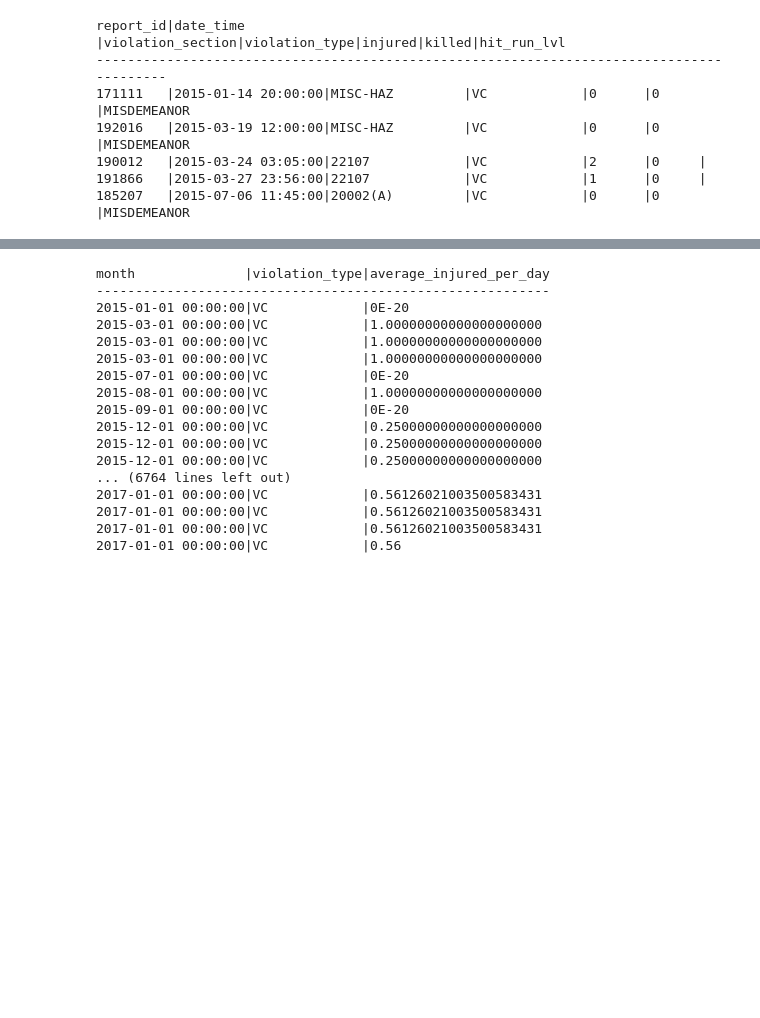
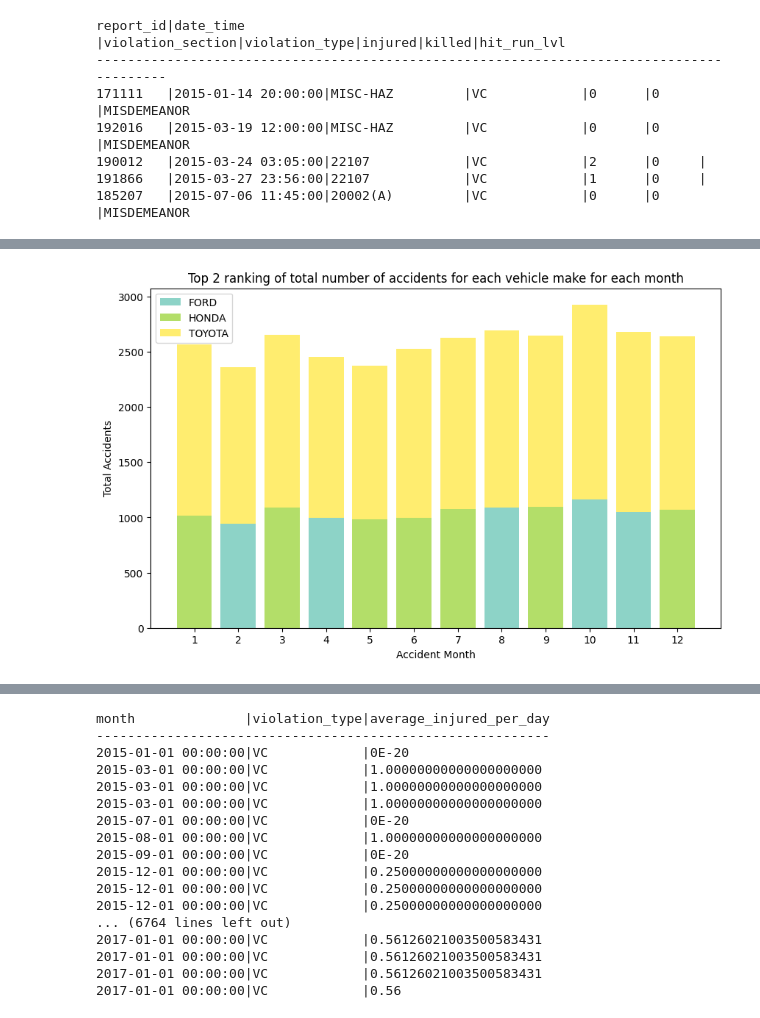
Before and after one commit to jgeng99/San-Diego-Accident-Analysis, a Jupyter notebook: Neo4J/SQL analysis.ipynb, the cells around one changed output, grey strips where cells are left out. Saved outputs shown, nothing was run; the diff lists cells and outputs as text; code cells hidden in the pictures; blank space fills up the shorter version.

```diff
--- a/Neo4J/SQL analysis.ipynb
+++ b/Neo4J/SQL analysis.ipynb
@@ -61,0 +117,50 @@ report_id|date_time          |violation_section|violation_type|injured|killed|hi
+# %%
+
+# Group data by accident_month and veh_make
+grouped_data = {}
+for month, make, accidents in zip(accident_month, veh_make, total_accidents):
+    key = (month, make)
+    if key in grouped_data:
+        grouped_data[key] += accidents
+    else:
+        grouped_data[key] = accidents
+
+# Extract unique months and vehicle makes
+unique_months = sorted(set(accident_month))
+unique_veh_make = sorted(set(veh_make))
+
+# Generate colors based on the number of unique vehicle makes
+colors = plt.cm.get_cmap('Set3', len(unique_veh_make))
+
+# Create a bar plot with legend and color-coded bars
+plt.figure(figsize=(10, 6))
+
+# Initialize x-axis positions
+x_positions = np.arange(len(unique_months))
+
+# Initialize y-axis positions
+y_positions = np.zeros((len(unique_veh_make), len(unique_months)))
+
+# Plot the bars
+for i, make in enumerate(unique_veh_make):
+    for j, month in enumerate(unique_months):
+        key = (month, make)
+        if key in grouped_data:
+            y_positions[i, j] = grouped_data[key]
+
+    plt.bar(x_positions, y_positions[i], bottom=np.sum(y_positions[:i], axis=0), color=colors(i))
+
+# Set the x-axis tick positions and labels
+plt.xticks(x_positions, unique_months)
+plt.xlabel('Accident Month')
+plt.ylabel('Total Accidents')
+plt.title('Top 2 ranking of total number of accidents for each vehicle make for each month')
+
+# Create the legend
+legend_labels = unique_veh_make
+plt.legend(legend_labels)
+
+# Show the plot
+plt.show()
+# %% [output]
+[figure, added]
```
Also changed, not shown: parts of 11 cells of this notebook.
